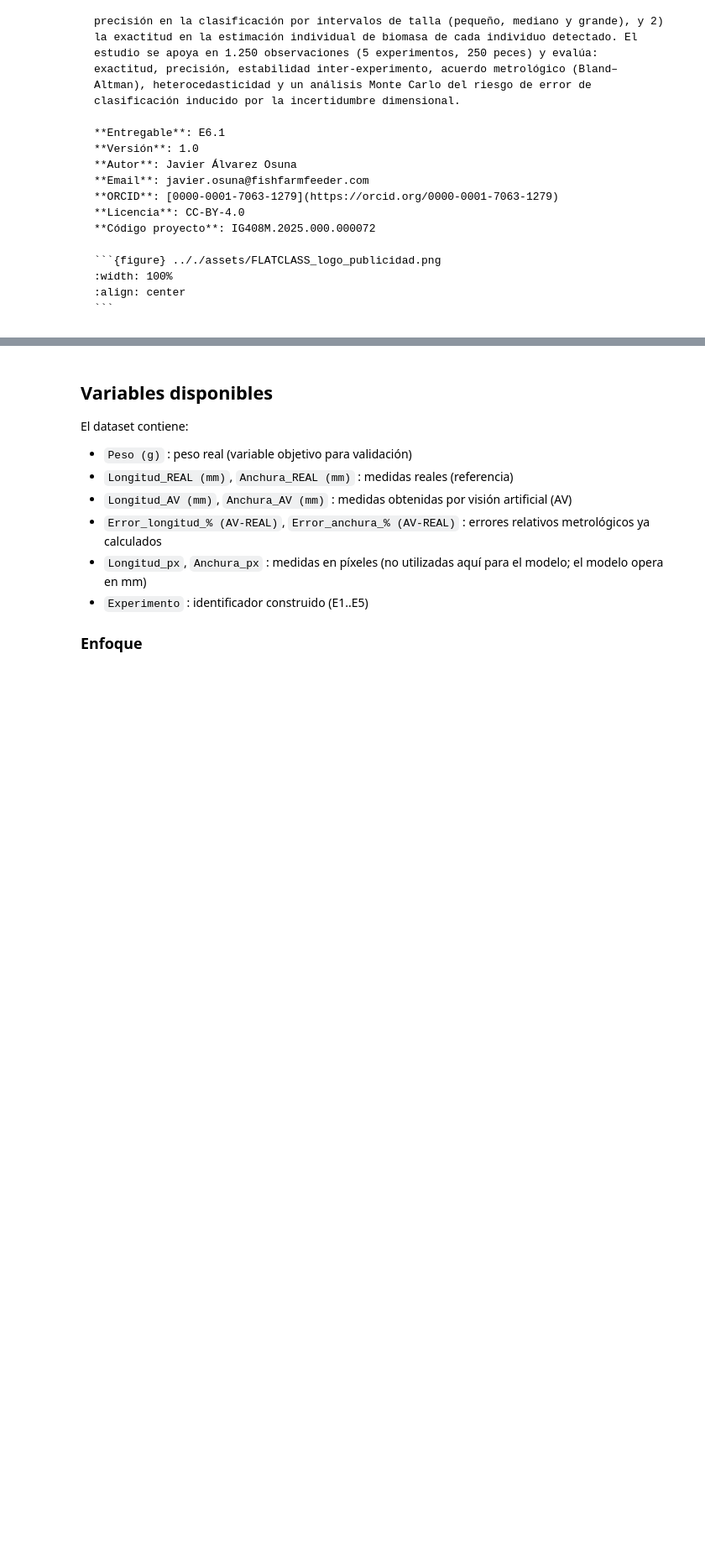
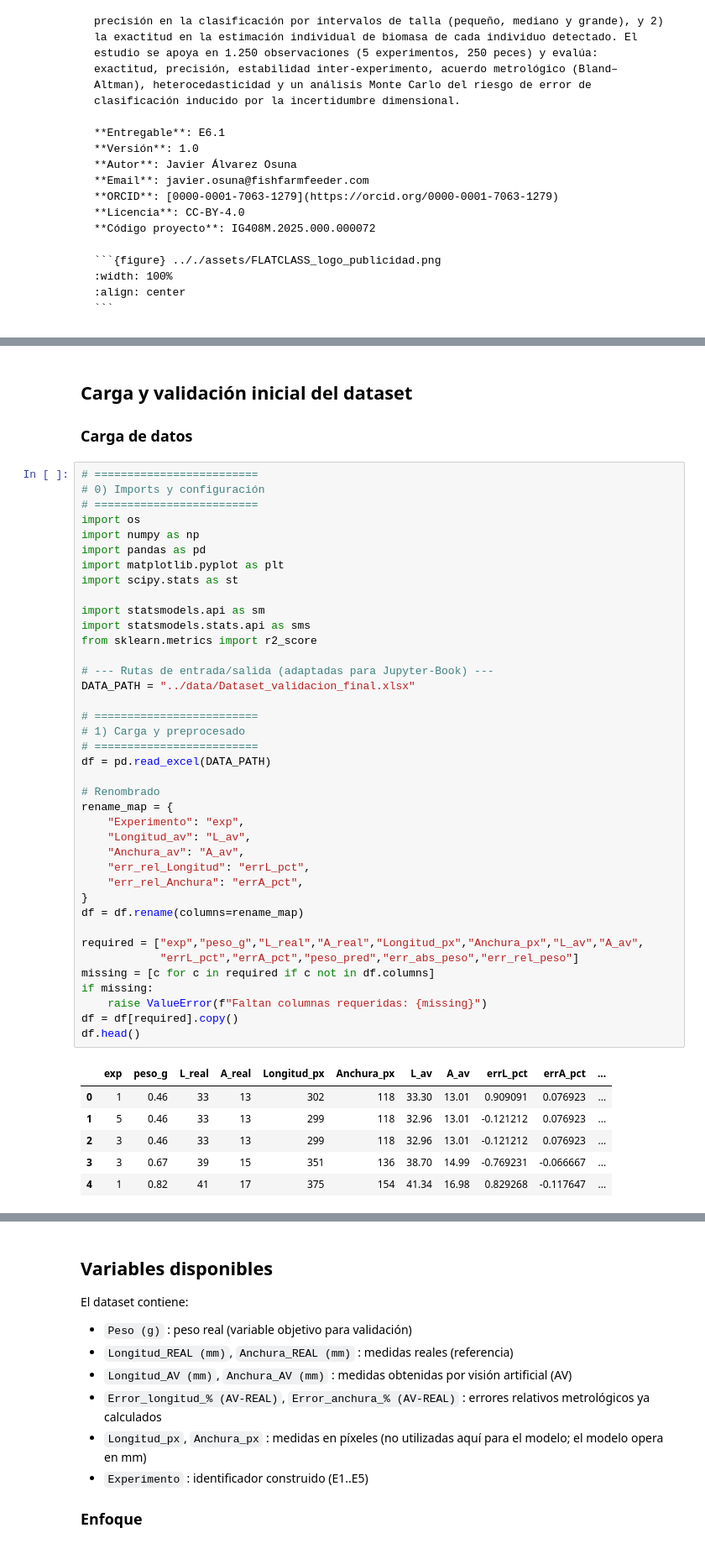
Before and after one commit to jalosu/FLATCLASS, a Jupyter notebook: content/06/Validacion.ipynb, the cells around one changed output, grey strips where cells are left out. Shown at 84% size. Cells and saved outputs as stored; diff of their text form; blank space fills up the shorter version.

Commit message:
Validacion_202050122

```diff
--- a/content/06/Validacion.ipynb
+++ b/content/06/Validacion.ipynb
@@ -45,0 +73,50 @@ Para ello, se han planteado los siguientes **objetivos específicos** orientados
+# %% [markdown]
+## Carga y validación inicial del dataset
+
+### Carga de datos
+# %%
+# =========================
+# 0) Imports y configuración
+# =========================
+import os
+import numpy as np
+import pandas as pd
+import matplotlib.pyplot as plt
+import scipy.stats as st
+
+import statsmodels.api as sm
+import statsmodels.stats.api as sms
+from sklearn.metrics import r2_score
+
+# --- Rutas de entrada/salida (adaptadas para Jupyter-Book) ---
+DATA_PATH = "../data/Dataset_validacion_final.xlsx"
+
+# =========================
+# 1) Carga y preprocesado
+# =========================
+df = pd.read_excel(DATA_PATH)
+
+# Renombrado
+rename_map = {
+    "Experimento": "exp",
+    "Longitud_av": "L_av",
+    "Anchura_av": "A_av",
+    "err_rel_Longitud": "errL_pct",
+    "err_rel_Anchura": "errA_pct",
+}
+df = df.rename(columns=rename_map)
+
+required = ["exp","peso_g","L_real","A_real","Longitud_px","Anchura_px","L_av","A_av",
+            "errL_pct","errA_pct","peso_pred","err_abs_peso","err_rel_peso"]
+missing = [c for c in required if c not in df.columns]
+if missing:
+    raise ValueError(f"Faltan columnas requeridas: {missing}")
+df = df[required].copy()
+df.head()
+# %% [output]
+|  | exp | peso_g | L_real | A_real | Longitud_px | Anchura_px | L_av | A_av | errL_pct | errA_pct | ... |
+| 0 | 1 | 0.46 | 33 | 13 | 302 | 118 | 33.30 | 13.01 | 0.909091 | 0.076923 | ... |
+| 1 | 5 | 0.46 | 33 | 13 | 299 | 118 | 32.96 | 13.01 | -0.121212 | 0.076923 | ... |
+| 2 | 3 | 0.46 | 33 | 13 | 299 | 118 | 32.96 | 13.01 | -0.121212 | 0.076923 | ... |
+| 3 | 3 | 0.67 | 39 | 15 | 351 | 136 | 38.70 | 14.99 | -0.769231 | -0.066667 | ... |
+| 4 | 1 | 0.82 | 41 | 17 | 375 | 154 | 41.34 | 16.98 | 0.829268 | -0.117647 | ... |
```
Also changed, not shown: parts of 12 cells of this notebook, 4 other files.
